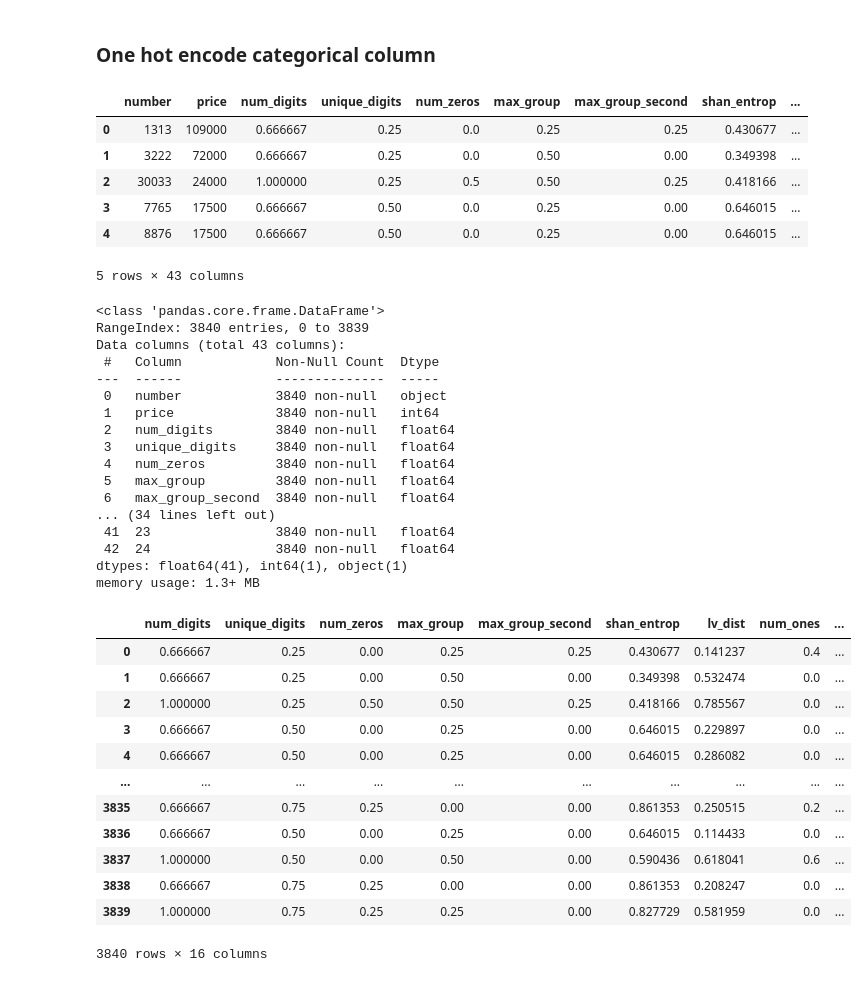
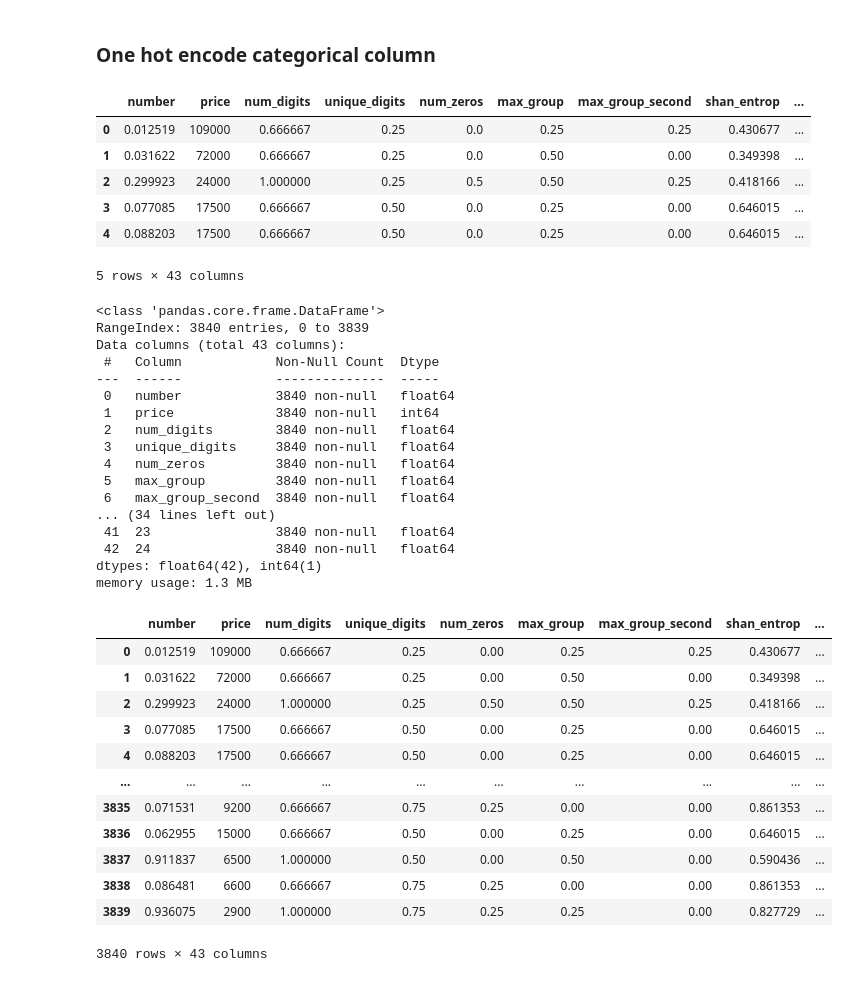
Before and after one commit to FardinAhsan146/DXB-Numberplate-Price-Predictor, a Jupyter notebook: feature_engineering_notebook.ipynb, the cells around one changed output. Saved outputs shown, nothing was run; the diff lists cells and outputs as text; code cells hidden in the pictures.

```diff
--- a/feature_engineering_notebook.ipynb
+++ b/feature_engineering_notebook.ipynb
@@ -115,17 +112,0 @@ ${\displaystyle \qquad \operatorname {lev} (a,b)={\begin{cases}|a|&{\text{ if }}
-# %%
-# df['number'].to_list()
-def uniqueness(num_string,arr):
-    """
-    Find the average lev dist
-    between num and all other values in the array
-    """
-    # Vectorize the LV dist function
-    distance_vectorized = np.vectorize(distance)
-
-    # Average LV dist from string to all other values in column
-    return distance_vectorized(num_string,arr).mean()
-
-
-df['lv_dist'] = df['number'].apply(lambda x: uniqueness(num_string,arr))
-
-df
@@ -145,0 +115,17 @@ df
+# %%
+# df['number'].to_list()
+def uniqueness(num_string,arr):
+    """
+    Find the average lev dist
+    between num and all other values in the array
+    """
+    # Vectorize the LV dist function
+    distance_vectorized = np.vectorize(distance)
+
+    # Average LV dist from string to all other values in column
+    return distance_vectorized(num_string,arr).mean()
+
+
+df['lv_dist'] = df['number'].apply(lambda num: uniqueness(num,df['number'].to_numpy()))
+
+df
@@ -184,6 +184,9 @@ df.head()
 | 2 | 30033 | P | 24000 | 5 | 2 | 2 | 3 | 2 | ... |
 | 3 | 7765 | L | 17500 | 4 | 3 | 0 | 2 | 1 | ... |
 | 4 | 8876 | U | 17500 | 4 | 3 | 0 | 2 | 1 | ... |
+# %%
+## Set numbers back to number
+df['number'] = df['number'].astype(int)
 # %% [markdown]
 ### Scaling numerical columns
 # %%
@@ -244,11 +248,11 @@ df = df.join(df_oh)
 df.head()
 # %% [output]
 |  | number | price | num_digits | unique_digits | num_zeros | max_group | max_group_second | shan_entrop | ... |
-| 0 | 1313 | 109000 | 0.666667 | 0.25 | 0.0 | 0.25 | 0.25 | 0.430677 | ... |
-| 1 | 3222 | 72000 | 0.666667 | 0.25 | 0.0 | 0.50 | 0.00 | 0.349398 | ... |
-| 2 | 30033 | 24000 | 1.000000 | 0.25 | 0.5 | 0.50 | 0.25 | 0.418166 | ... |
-| 3 | 7765 | 17500 | 0.666667 | 0.50 | 0.0 | 0.25 | 0.00 | 0.646015 | ... |
-| 4 | 8876 | 17500 | 0.666667 | 0.50 | 0.0 | 0.25 | 0.00 | 0.646015 | ... |
+| 0 | 0.012519 | 109000 | 0.666667 | 0.25 | 0.0 | 0.25 | 0.25 | 0.430677 | ... |
+| 1 | 0.031622 | 72000 | 0.666667 | 0.25 | 0.0 | 0.50 | 0.00 | 0.349398 | ... |
+| 2 | 0.299923 | 24000 | 1.000000 | 0.25 | 0.5 | 0.50 | 0.25 | 0.418166 | ... |
+| 3 | 0.077085 | 17500 | 0.666667 | 0.50 | 0.0 | 0.25 | 0.00 | 0.646015 | ... |
+| 4 | 0.088203 | 17500 | 0.666667 | 0.50 | 0.0 | 0.25 | 0.00 | 0.646015 | ... |
 5 rows × 43 columns
 # %%
 df.info()
@@ -258,7 +262,7 @@ RangeIndex: 3840 entries, 0 to 3839
 Data columns (total 43 columns):
  #   Column            Non-Null Count  Dtype
 ---  ------            --------------  -----
- 0   number            3840 non-null   object
+ 0   number            3840 non-null   float64
  1   price             3840 non-null   int64
  2   num_digits        3840 non-null   float64
  3   unique_digits     3840 non-null   float64
@@ -268,21 +272,21 @@ Data columns (total 43 columns):
 ... (34 lines left out)
  41  23                3840 non-null   float64
  42  24                3840 non-null   float64
-dtypes: float64(41), int64(1), object(1)
-memory usage: 1.3+ MB
+dtypes: float64(42), int64(1)
+memory usage: 1.3 MB
 # %%
-df[num_cols]
+df
 # %% [output]
-|  | num_digits | unique_digits | num_zeros | max_group | max_group_second | shan_entrop | lv_dist | num_ones | ... |
-| 0 | 0.666667 | 0.25 | 0.00 | 0.25 | 0.25 | 0.430677 | 0.141237 | 0.4 | ... |
-| 1 | 0.666667 | 0.25 | 0.00 | 0.50 | 0.00 | 0.349398 | 0.532474 | 0.0 | ... |
-| 2 | 1.000000 | 0.25 | 0.50 | 0.50 | 0.25 | 0.418166 | 0.785567 | 0.0 | ... |
-| 3 | 0.666667 | 0.50 | 0.00 | 0.25 | 0.00 | 0.646015 | 0.229897 | 0.0 | ... |
-| 4 | 0.666667 | 0.50 | 0.00 | 0.25 | 0.00 | 0.646015 | 0.286082 | 0.0 | ... |
+|  | number | price | num_digits | unique_digits | num_zeros | max_group | max_group_second | shan_entrop | ... |
+| 0 | 0.012519 | 109000 | 0.666667 | 0.25 | 0.00 | 0.25 | 0.25 | 0.430677 | ... |
+| 1 | 0.031622 | 72000 | 0.666667 | 0.25 | 0.00 | 0.50 | 0.00 | 0.349398 | ... |
+| 2 | 0.299923 | 24000 | 1.000000 | 0.25 | 0.50 | 0.50 | 0.25 | 0.418166 | ... |
+| 3 | 0.077085 | 17500 | 0.666667 | 0.50 | 0.00 | 0.25 | 0.00 | 0.646015 | ... |
+| 4 | 0.088203 | 17500 | 0.666667 | 0.50 | 0.00 | 0.25 | 0.00 | 0.646015 | ... |
 | ... | ... | ... | ... | ... | ... | ... | ... | ... | ... |
-| 3835 | 0.666667 | 0.75 | 0.25 | 0.00 | 0.00 | 0.861353 | 0.250515 | 0.2 | ... |
-| 3836 | 0.666667 | 0.50 | 0.00 | 0.25 | 0.00 | 0.646015 | 0.114433 | 0.0 | ... |
-| 3837 | 1.000000 | 0.50 | 0.00 | 0.50 | 0.00 | 0.590436 | 0.618041 | 0.6 | ... |
-| 3838 | 0.666667 | 0.75 | 0.25 | 0.00 | 0.00 | 0.861353 | 0.208247 | 0.0 | ... |
-| 3839 | 1.000000 | 0.75 | 0.25 | 0.25 | 0.00 | 0.827729 | 0.581959 | 0.0 | ... |
+| 3835 | 0.071531 | 9200 | 0.666667 | 0.75 | 0.25 | 0.00 | 0.00 | 0.861353 | ... |
+| 3836 | 0.062955 | 15000 | 0.666667 | 0.50 | 0.00 | 0.25 | 0.00 | 0.646015 | ... |
+| 3837 | 0.911837 | 6500 | 1.000000 | 0.50 | 0.00 | 0.50 | 0.00 | 0.590436 | ... |
+| 3838 | 0.086481 | 6600 | 0.666667 | 0.75 | 0.25 | 0.00 | 0.00 | 0.861353 | ... |
+| 3839 | 0.936075 | 2900 | 1.000000 | 0.75 | 0.25 | 0.25 | 0.00 | 0.827729 | ... |
-3840 rows × 16 columns
+3840 rows × 43 columns
```
Also changed, not shown: parts of 7 cells of this notebook, 1 other file.
